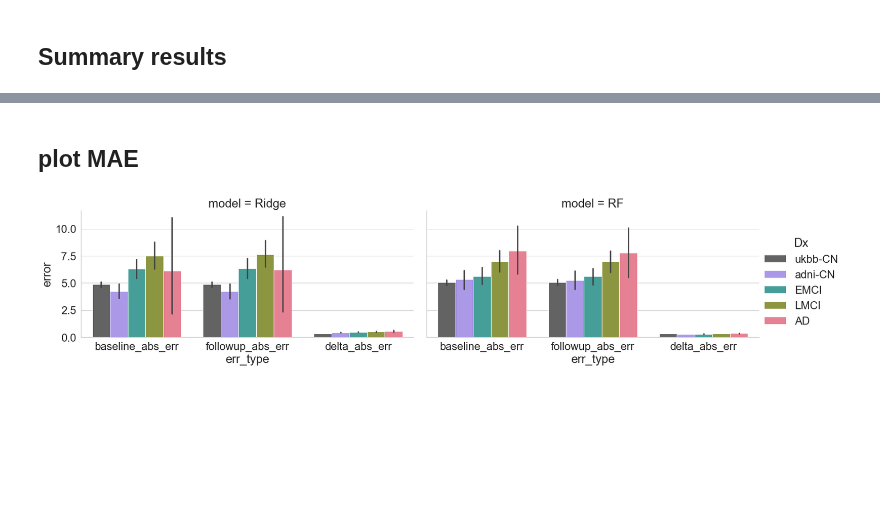
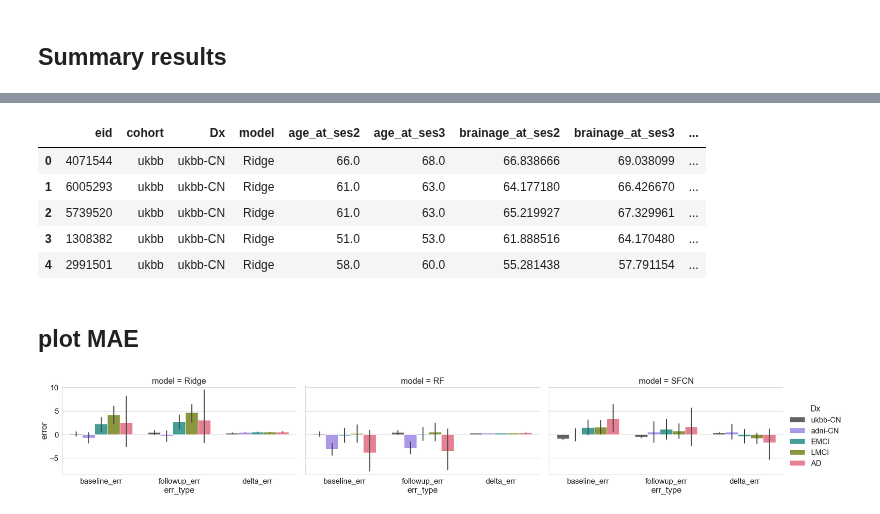
Before and after one commit to nikhil153/brain-diff, a Jupyter notebook: notebooks/10_ohbm2022_plots.ipynb, the cells around one changed output, grey strips where cells are left out. Cells and saved outputs as stored; diff of their text form; code cells hidden in the pictures; blank space fills up the shorter version.

Commit message:
added sfcn bias correction

```diff
--- a/notebooks/10_ohbm2022_plots.ipynb
+++ b/notebooks/10_ohbm2022_plots.ipynb
@@ -325,0 +318,6 @@ perf_df.head()
+# %%
+chronage_delta_thresh = 2
+
+two_visit_perf_df = pd.read_csv(two_visit_results_file)
+
+two_visit_perf_df.head()
@@ -325,0 +334,7 @@ perf_df.head()
+# %%
+sfcn_ukbb_perf_df = pd.read_csv(sfcn_results_ukbb_file)
+
+sfcn_ukbb_perf_df["cohort"] = "ukbb"
+sfcn_ukbb_perf_df["Dx"] = "ukbb-CN"
+
+sfcn_ukbb_perf_df.head()
@@ -325,0 +348,9 @@ perf_df.head()
+# %%
+sfcn_adni_perf_df = pd.read_csv(sfcn_results_adni_file)
+
+sfcn_adni_perf_df["cohort"] = "adni"
+sfcn_adni_perf_df = pd.merge(sfcn_adni_perf_df, adnimerge_dx_df[["eid","DX_bl"]], on="eid")
+sfcn_adni_perf_df = sfcn_adni_perf_df.rename(columns={"DX_bl":"Dx"})
+
+sfcn_adni_perf_df = sfcn_adni_perf_df[sfcn_adni_perf_df["age_at_ses3"]<=82]
+sfcn_adni_perf_df.head()
@@ -326,31 +364,48 @@ perf_df.head()
+# %%
+perf_cols = ['eid', 'cohort', 'Dx', 'model', 'age_at_ses2', 'age_at_ses3', 'brainage_at_ses2','brainage_at_ses3',
+              'baseline_err', 'followup_err', 'brainage_delta', 'chronoage_delta', 'delta_err',
+              'baseline_abs_err','followup_abs_err','delta_abs_err','Benjamin_Button']
+
+perf_df = pd.concat([two_visit_perf_df[perf_cols],sfcn_ukbb_perf_df[perf_cols],sfcn_adni_perf_df[perf_cols]])
+perf_df["Dx"] = perf_df["Dx"].replace({"CN":"adni-CN"})
+# %%
+perf_df.head()
+# %% [output]
+|  | eid | cohort | Dx | model | age_at_ses2 | age_at_ses3 | brainage_at_ses2 | brainage_at_ses3 | ... |
+| 0 | 4071544 | ukbb | ukbb-CN | Ridge | 66.0 | 68.0 | 66.838666 | 69.038099 | ... |
+| 1 | 6005293 | ukbb | ukbb-CN | Ridge | 61.0 | 63.0 | 64.177180 | 66.426670 | ... |
+| 2 | 5739520 | ukbb | ukbb-CN | Ridge | 61.0 | 63.0 | 65.219927 | 67.329961 | ... |
+| 3 | 1308382 | ukbb | ukbb-CN | Ridge | 51.0 | 53.0 | 61.888516 | 64.170480 | ... |
+| 4 | 2991501 | ukbb | ukbb-CN | Ridge | 58.0 | 60.0 | 55.281438 | 57.791154 | ... |
 # %% [markdown]
 ## plot MAE
 # %%
-plot_abs_err = True
+plot_abs_err = False
 
 pal = ["#636363"] + sns.color_palette("husl", 4)[::-1]
 hue_order = ["ukbb-CN","adni-CN","EMCI","LMCI","AD"]
 
 plot_df = perf_df.copy()
 plot_df = plot_df[plot_df["chronoage_delta"] <= chronage_delta_thresh]
 
-plot_df_melt = plot_df.melt(id_vars=["eid","cohort", "Dx", "model", "data_aug","age_at_ses2", "brainage_at_ses2",
-"age_at_ses3", "brainage_at_ses3", "chronoage_delta", "brainage_delta"],
-              value_vars=['baseline_err', 'followup_err', 'delta_err','baseline_abs_err', 'followup_abs_err', 'delta_abs_err'],
-              var_name='err_type', value_name='error')
+plot_df_melt = plot_df.melt(id_vars=["eid", "cohort", "Dx", "model","age_at_ses2", "brainage_at_ses2", "age_at_ses3",
+                                    "brainage_at_ses3", "chronoage_delta", "brainage_delta"],
+                            value_vars=['baseline_err', 'followup_err', 'delta_err','baseline_abs_err', 'followup_abs_err',
+                                        'delta_abs_err'],
+                            var_name='err_type', value_name='error')
 
 if plot_abs_err:
     plot_df_melt = plot_df_melt[plot_df_melt["err_type"].isin(['baseline_abs_err', 'followup_abs_err', 'delta_abs_err'])]
 else:
     plot_df_melt = plot_df_melt[plot_df_melt["err_type"].isin(['baseline_err', 'followup_err', 'delta_err'])]
 
 sns.set(font_scale=2)
 with sns.axes_style("whitegrid"):
     # fig, ax = plt.subplots(figsize=(20,10))
     g = sns.catplot(x="err_type",y="error", hue="Dx", col="model",kind="bar", hue_order=hue_order, palette=pal,
     data=plot_df_melt, aspect=2)
 # %% [output]
-[figure, old version]
+[figure, new version]
 # %%
 plot_df = perf_df.copy()
 plot_df = plot_df[plot_df["chronoage_delta"] <= chronage_delta_thresh]
```
Also changed, not shown: parts of 18 cells of this notebook, 3 other files.
